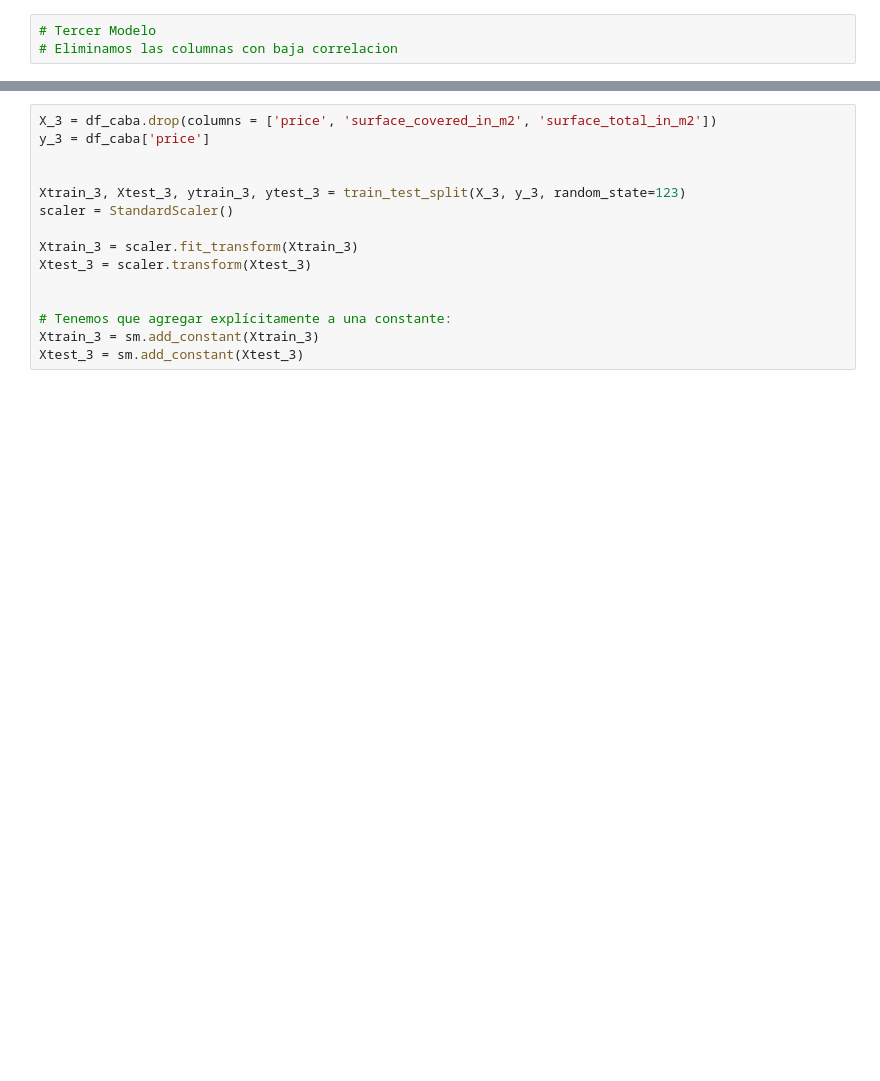
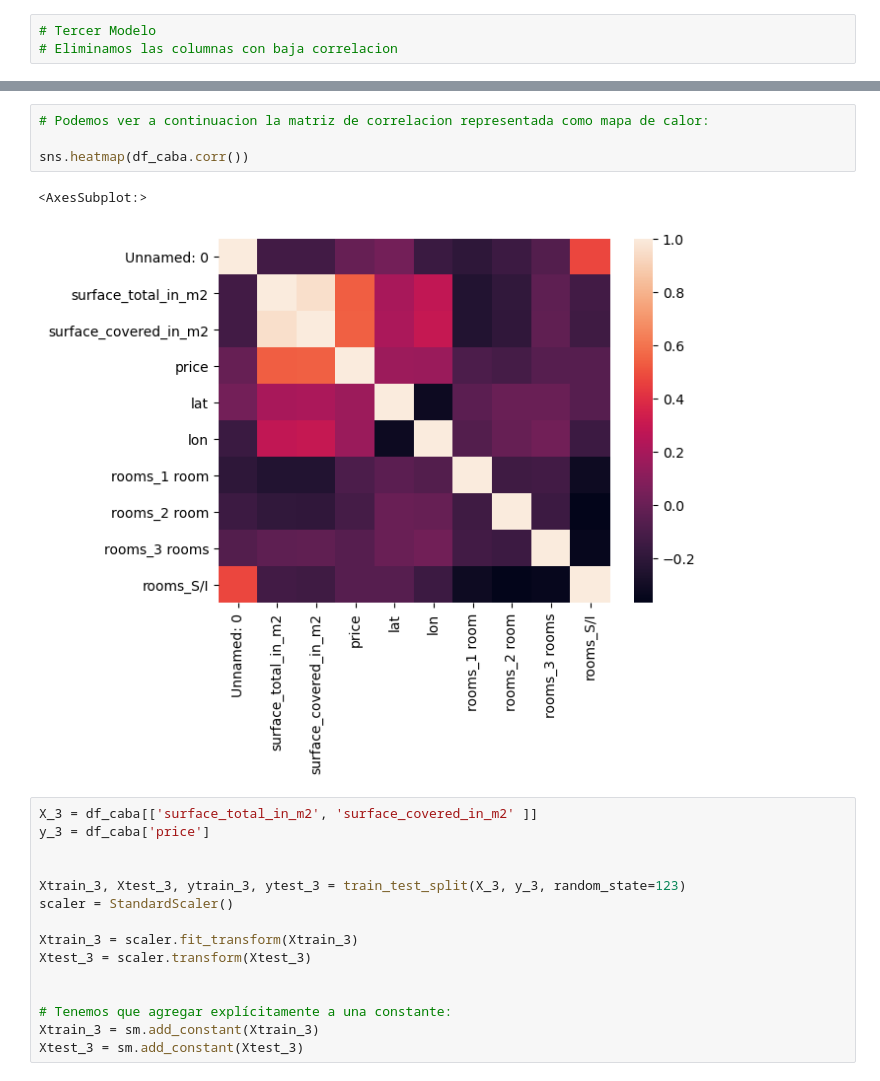
Before and after one commit to refo44/dhds_tp2_grupo6, a Jupyter notebook: Grupo6_TP2_models.ipynb, the cells around one changed output, grey strips where cells are left out. Saved outputs shown, nothing was run; the diff lists cells and outputs as text; blank space fills up the shorter version.

```diff
--- a/Grupo6_TP2_models.ipynb
+++ b/Grupo6_TP2_models.ipynb
@@ -145,5 +151,12 @@ df_caba.corr()
+# %%
+# Podemos ver a continuacion la matriz de correlacion representada como mapa de calor:
+
+sns.heatmap(df_caba.corr())
+# %% [output]
+<AxesSubplot:>
+[figure, added]
 # %%
-X_3 = df_caba.drop(columns = ['price', 'surface_covered_in_m2', 'surface_total_in_m2'])
+X_3 = df_caba[['surface_total_in_m2', 'surface_covered_in_m2' ]]
 y_3 = df_caba['price']
 
 
```
Also changed, not shown: parts of 8 cells of this notebook.
